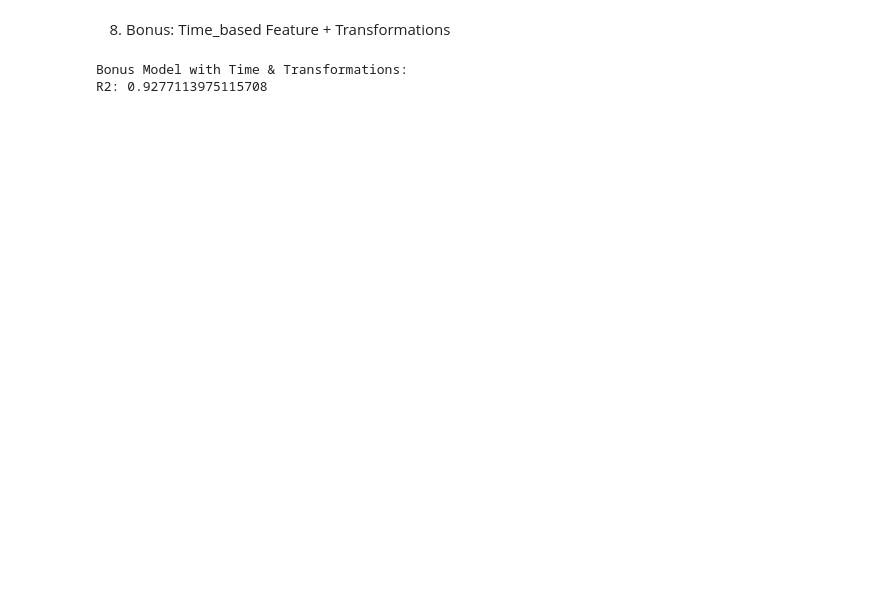
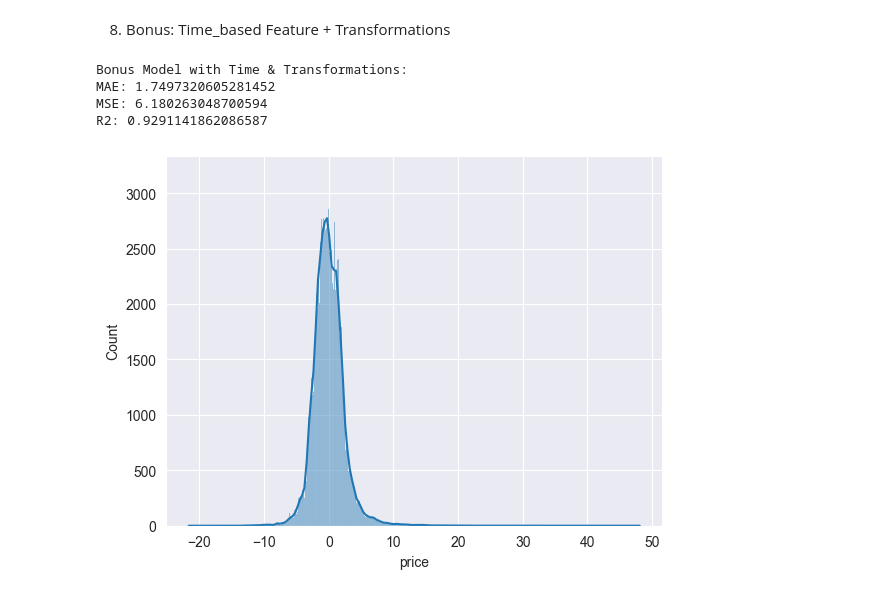
Before and after one commit to MohammadMahdiRazavi/Machine-Learning-Course, a Jupyter notebook: SecondAssignment/Uber and Lyft.ipynb, the cells around one changed output. Cells and saved outputs as stored; diff of their text form; code cells hidden in the pictures; blank space fills up the shorter version.

```diff
--- a/SecondAssignment/Uber and Lyft.ipynb
+++ b/SecondAssignment/Uber and Lyft.ipynb
@@ -238,33 +272,41 @@ df_bonus = df_bonus[df_bonus['price'] > 0].dropna()
 
 df_bonus['hour'] = pd.to_datetime(df_bonus['timestamp'], unit='ms').dt.hour
 
 
 df_bonus['log_distance'] = np.log1p(df_bonus['distance'])
 df_bonus['distance_squared'] = df_bonus['distance'] ** 2
 df_bonus['price_per_mile'] = df_bonus['price'] / df_bonus['distance']
 
 
-df_bonus.drop(columns=['id', 'timezone', 'datetime'], inplace=True)
+df_bonus.drop(columns=['id', 'timezone', 'datetime', 'product_id', "long_summary", 'icon'], inplace=True)
 df_bonus = pd.get_dummies(df_bonus, columns=categorical_cols, drop_first=True)
-df_bonus.drop(columns=['timestamp', 'distance'], inplace=True)
+df_bonus.drop(columns=['timestamp'], inplace=True)
 
 
 
 df_bonus.dropna(inplace=True)
 
 
 x = df_bonus.drop(columns=['price'], axis=1)
 y = df_bonus['price']
 X_scaled = scaler.fit_transform(x)
 X_train, X_test, y_train, y_test = train_test_split(X_scaled, y, test_size=0.2)
 
 
 final_model = Ridge(alpha = 10)
 final_model.fit(X_train, y_train)
 y_final = final_model.predict(X_test)
 
 print("\nBonus Model with Time & Transformations:")
+print("MAE:", mean_absolute_error(y_test, y_final))
+print("MSE:", mean_squared_error(y_test, y_final))
 print("R2:", r2_score(y_test, y_final))
+
+sns.histplot(y_test - y_final, kde=True)
+plt.show()
 # %% [output]
 Bonus Model with Time & Transformations:
-R2: 0.9277113975115708
+MAE: 1.7497320605281452
+MSE: 6.180263048700594
+R2: 0.9291141862086587
+[figure, added]
```
Also changed, not shown: parts of 6 cells of this notebook.
